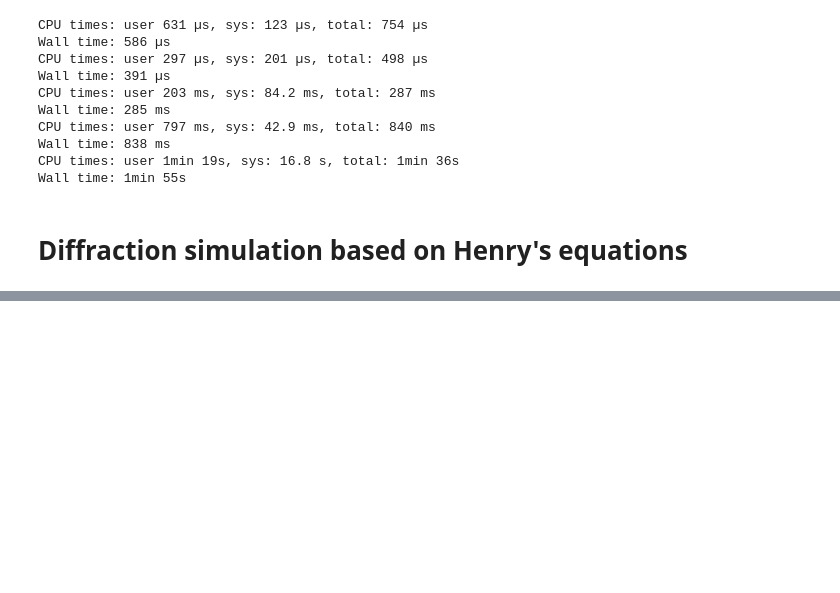
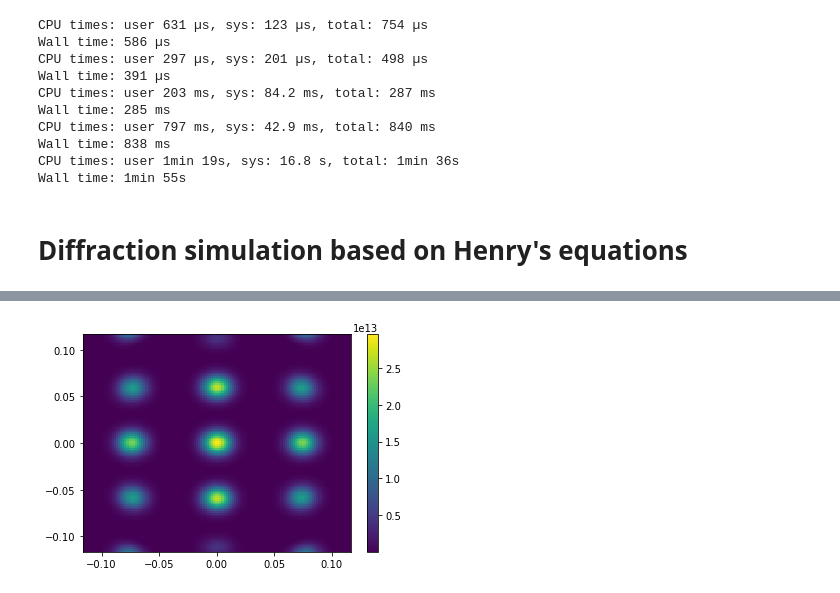
Before and after one commit to simply-nicky/cbc, a Jupyter notebook: prototyping/proto.ipynb, the cells around one changed output, grey strips where cells are left out. Cells and saved outputs as stored; diff of their text form; code cells hidden in the pictures; blank space fills up the shorter version.

```diff
--- a/prototyping/proto.ipynb
+++ b/prototyping/proto.ipynb
@@ -245,0 +240,12 @@ plt.show()
+# %%
+%matplotlib inline
+us2 = np.abs(us)
+pts = np.dstack((xs,ys,zs))[0]
+phis = np.exp(-2j * np.pi / wavelength * (kins * pts).sum(axis=-1))
+res2 = (asfs * us2 * phs * phis).sum(axis=-1).reshape(kxs.shape)
+ints2 = np.abs(res2)
+plt.pcolor(kxs, kys, ints2, cmap=cm.viridis, vmin=ints.min(), vmax=ints.max())
+plt.colorbar()
+plt.show()
+# %% [output]
+[figure, added]
```
Also changed, not shown: parts of 6 cells of this notebook, 9 other files.
